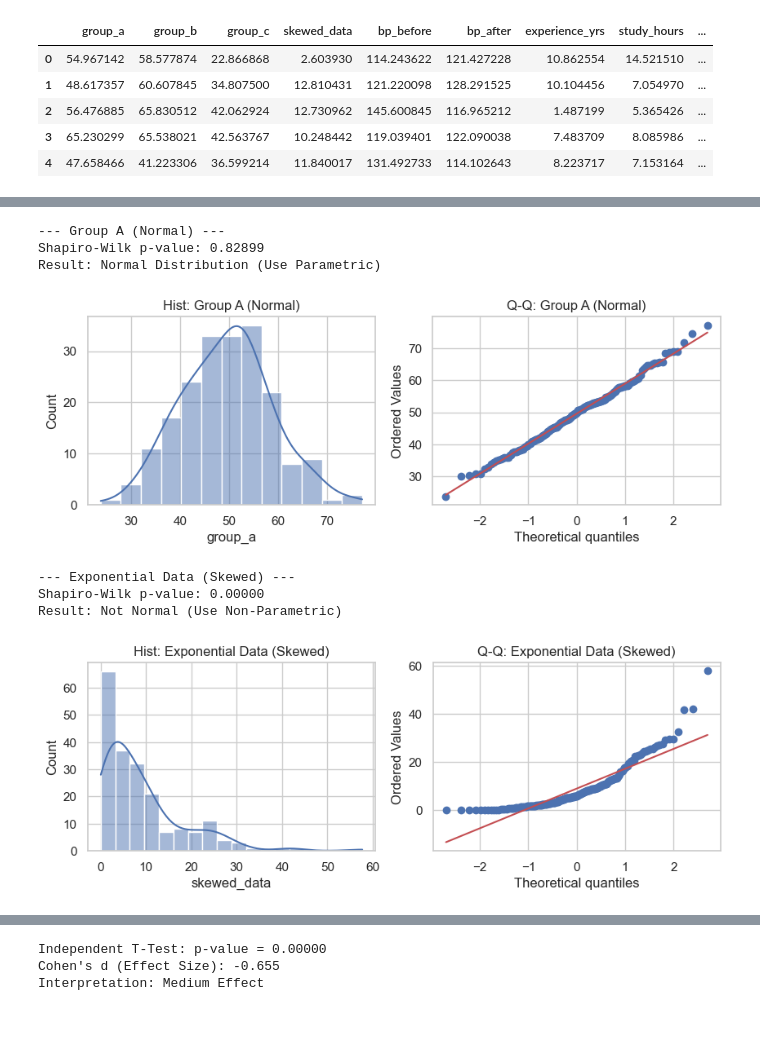
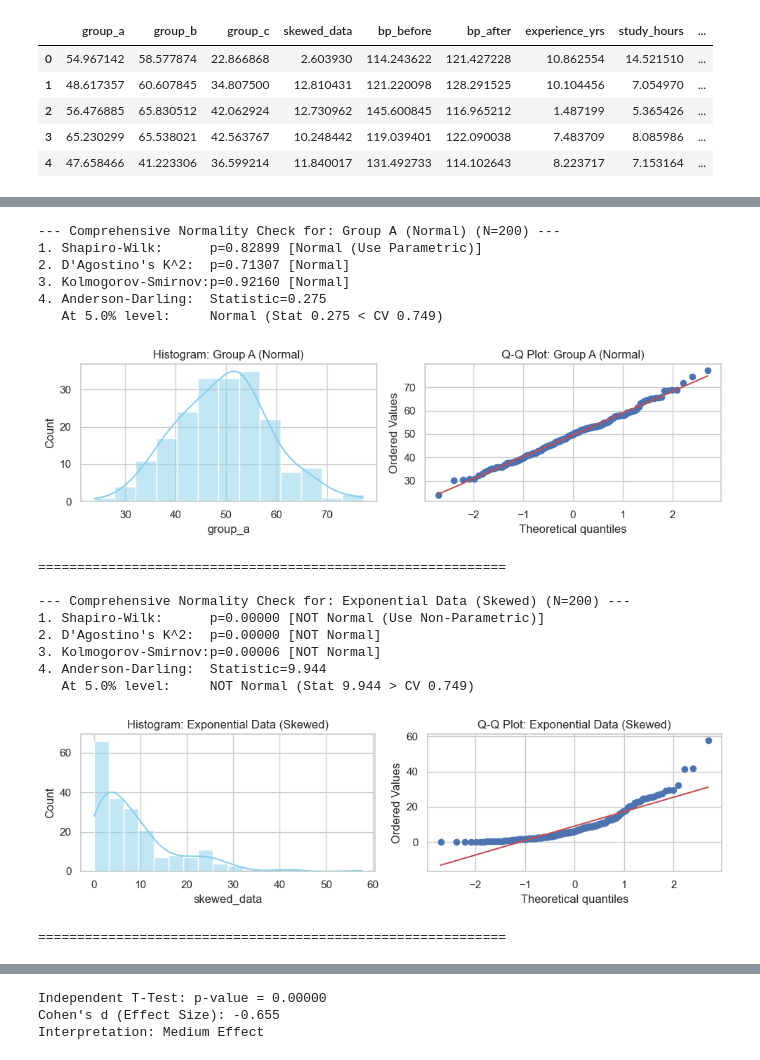
Before and after one commit to alasyariyphysics/stats-repo, a Jupyter notebook: Introduction_to_Inferential_Statistics.ipynb, the cells around one changed output, grey strips where cells are left out. Cells and saved outputs as stored; diff of their text form; code cells hidden in the pictures; blank space fills up the shorter version.

```diff
--- a/Introduction_to_Inferential_Statistics.ipynb
+++ b/Introduction_to_Inferential_Statistics.ipynb
@@ -87,28 +108,70 @@ Before testing, we check if data follows a Normal Distribution (Bell Curve) to d
 # %%
 def check_normality(data, name):
-    stat, p = stats.shapiro(data)
-    print(f"--- {name} ---")
-    print(f"Shapiro-Wilk p-value: {p:.5f}")
-    if p > 0.05: print("Result: Normal Distribution (Use Parametric)")
-    else: print("Result: Not Normal (Use Non-Parametric)")
+    print(f"--- Comprehensive Normality Check for: {name} (N={len(data)}) ---")
 
-    # Visual check
+    # --- 1. Statistical Tests ---
+    # Shapiro-Wilk (Best for N < 5000)
+    stat_s, p_shapiro = stats.shapiro(data)
+    print(f"1. Shapiro-Wilk:      p={p_shapiro:.5f} [{'Normal (Use Parametric)' if p_shapiro>0.05 else 'NOT Normal (Use Non-Parametric)'}]")
+
+    # D'Agostino's K^2 (Best for N > 5000)
+    stat_k, p_agostino = stats.normaltest(data)
+    print(f"2. D'Agostino's K^2:  p={p_agostino:.5f} [{'Normal' if p_agostino>0.05 else 'NOT Normal'}]")
+
+    # Kolmogorov-Smirnov
+    loc, scale = np.mean(data), np.std(data)
+    stat_ks, p_ks = stats.kstest(data, 'norm', args=(loc, scale))
+    print(f"3. Kolmogorov-Smirnov:p={p_ks:.5f} [{'Normal' if p_ks>0.05 else 'NOT Normal'}]")
+
+    # Anderson-Darling (Focuses on tails/outliers)
+    result = stats.anderson(data, dist='norm')
+    # Let's extract just the 5% significance level for a clean summary
+    sig_index = 2 # Index 2 corresponds to the 5.0% significance level in SciPy
+    cv = result.critical_values[sig_index]
+    print(f"4. Anderson-Darling:  Statistic={result.statistic:.3f}")
+    if result.statistic < cv:
+        print(f"   At 5.0% level:     Normal (Stat {result.statistic:.3f} < CV {cv:.3f})")
+    else:
+        print(f"   At 5.0% level:     NOT Normal (Stat {result.statistic:.3f} > CV {cv:.3f})")
+
+    # --- 2. Visual Checks ---
     plt.figure(figsize=(10, 3))
-    plt.subplot(1, 2, 1); sns.histplot(data, kde=True); plt.title(f'Hist: {name}')
-    plt.subplot(1, 2, 2); stats.probplot(data, dist="norm", plot=plt); plt.title(f'Q-Q: {name}')
+
+    # Histogram
+    plt.subplot(1, 2, 1)
+    sns.histplot(data, kde=True, color='skyblue')
+    plt.title(f'Histogram: {name}')
+
+    # Q-Q Plot
+    plt.subplot(1, 2, 2)
+    stats.probplot(data, dist="norm", plot=plt)
+    plt.title(f'Q-Q Plot: {name}')
+
+    plt.tight_layout()
     plt.show()
+    print("\n" + "="*60 + "\n")
 
+# --- Run on our Mock Data ---
 check_normality(data['group_a'], "Group A (Normal)")
 check_normality(data['skewed_data'], "Exponential Data (Skewed)")
 # %% [output]
---- Group A (Normal) ---
-Shapiro-Wilk p-value: 0.82899
-Result: Normal Distribution (Use Parametric)
+--- Comprehensive Normality Check for: Group A (Normal) (N=200) ---
+1. Shapiro-Wilk:      p=0.82899 [Normal (Use Parametric)]
+2. D'Agostino's K^2:  p=0.71307 [Normal]
+3. Kolmogorov-Smirnov:p=0.92160 [Normal]
+4. Anderson-Darling:  Statistic=0.275
+   At 5.0% level:     Normal (Stat 0.275 < CV 0.749)
-[figure, old version]
+[figure, new version]
---- Exponential Data (Skewed) ---
-Shapiro-Wilk p-value: 0.00000
-Result: Not Normal (Use Non-Parametric)
+============================================================
+
+--- Comprehensive Normality Check for: Exponential Data (Skewed) (N=200) ---
+1. Shapiro-Wilk:      p=0.00000 [NOT Normal (Use Non-Parametric)]
+2. D'Agostino's K^2:  p=0.00000 [NOT Normal]
+3. Kolmogorov-Smirnov:p=0.00006 [NOT Normal]
+4. Anderson-Darling:  Statistic=9.944
+   At 5.0% level:     NOT Normal (Stat 9.944 > CV 0.749)
-[figure, old version]
+[figure, new version]
+============================================================
 # %% [markdown]
 ---
 ### 2. Comparison of Means & Effect Size
```
Also changed, not shown: parts of 7 cells of this notebook.
